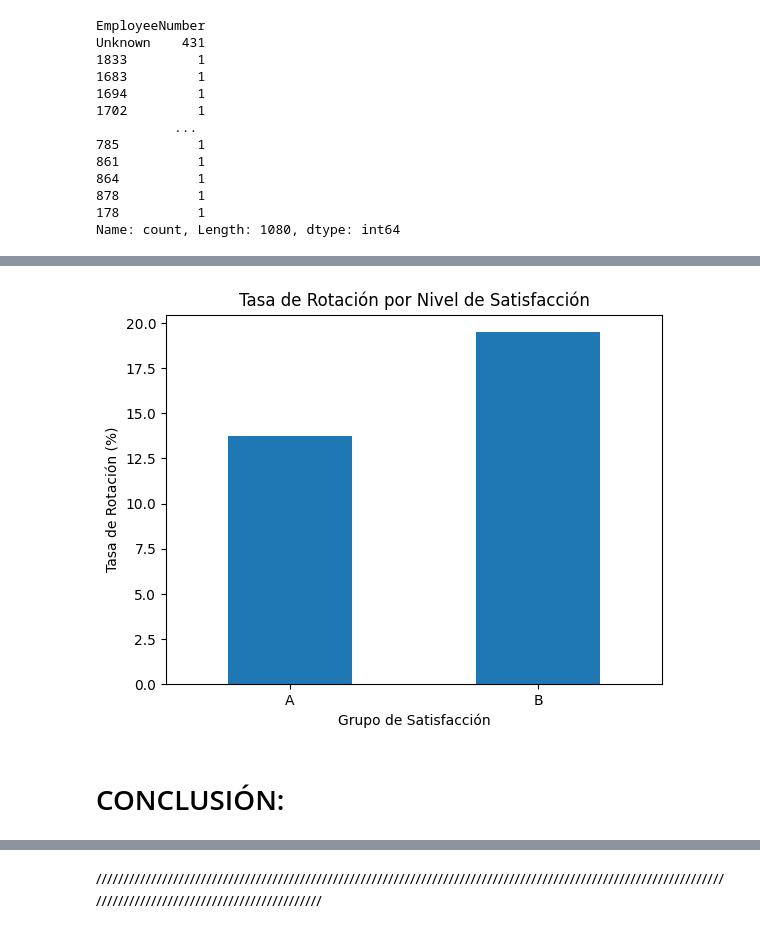
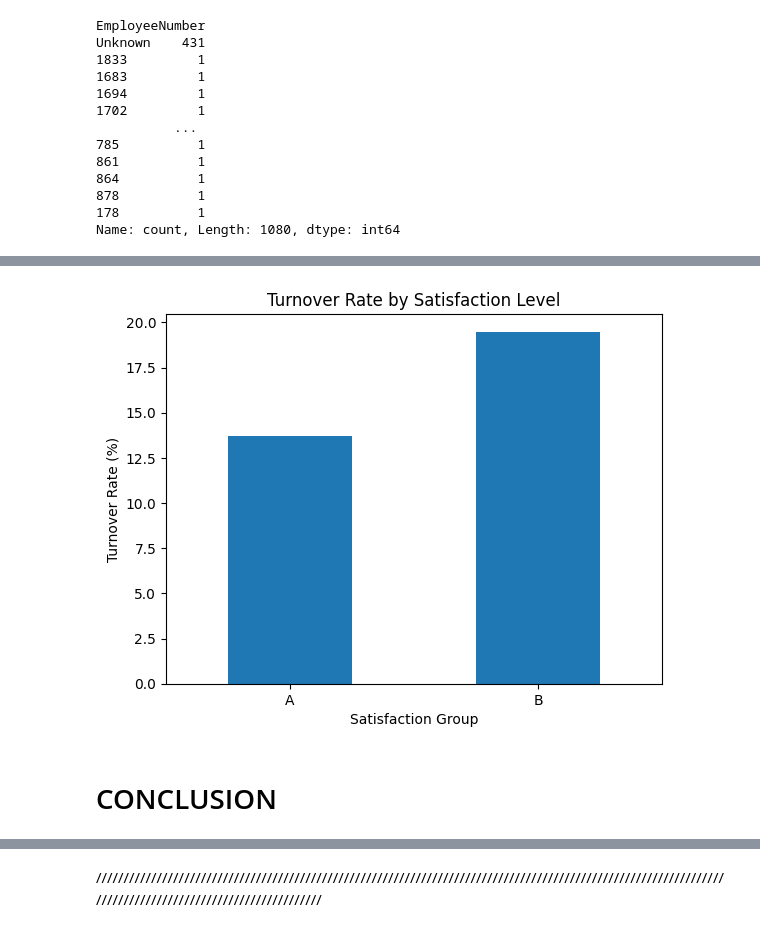
Before and after one commit to Adalab/proyecto-da-promo-b-modulo-3-team-1, a Jupyter notebook: EDA.ipynb, the cells around one changed output, grey strips where cells are left out. Saved outputs shown, nothing was run; the diff lists cells and outputs as text; code cells hidden in the pictures.

```diff
--- a/EDA.ipynb
+++ b/EDA.ipynb
@@ -1535,0 +1525,11 @@ dtype: float64
+# %%
+# Count the total number of employees in each group
+total_employees = df_clean_final.groupby('SatisfactionLevel').size()
+
+# Count the number of employees who left the company in each group
+employees_who_left = df_clean_final[df_clean_final['Attrition'] == 'Yes'].groupby('SatisfactionLevel').size()
+
+# Calculate the turnover rate (percentage of employees who left the company)
+turnover_rate = (employees_who_left / total_employees) * 100
+
+turnover_rate
@@ -1579,12 +1586,12 @@ Diferencia: 5.76%
 # %%
 # Visualization
-tasa_rotacion.plot(kind='bar')
-plt.title('Tasa de Rotación por Nivel de Satisfacción')
-plt.ylabel('Tasa de Rotación (%)')
-plt.xlabel('Grupo de Satisfacción')
-plt.xticks(rotation=0)  # Para que las etiquetas no se roten
+turnover_rate.plot(kind='bar')
+plt.title('Turnover Rate by Satisfaction Level')
+plt.ylabel('Turnover Rate (%)')
+plt.xlabel('Satisfaction Group')
+plt.xticks(rotation=0) # So that the tags are not rotated
 plt.show()
 # %% [output]
-[figure, old version]
+[figure, new version]
 # %% [markdown]
-# CONCLUSIÓN:
+# CONCLUSION
```
Also changed, not shown: parts of 25 cells of this notebook, 1 other file.
